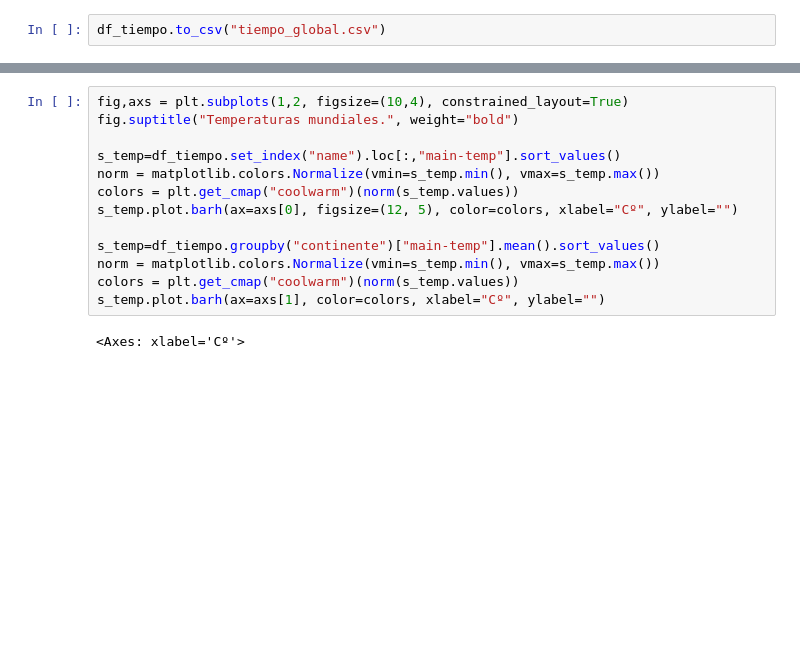
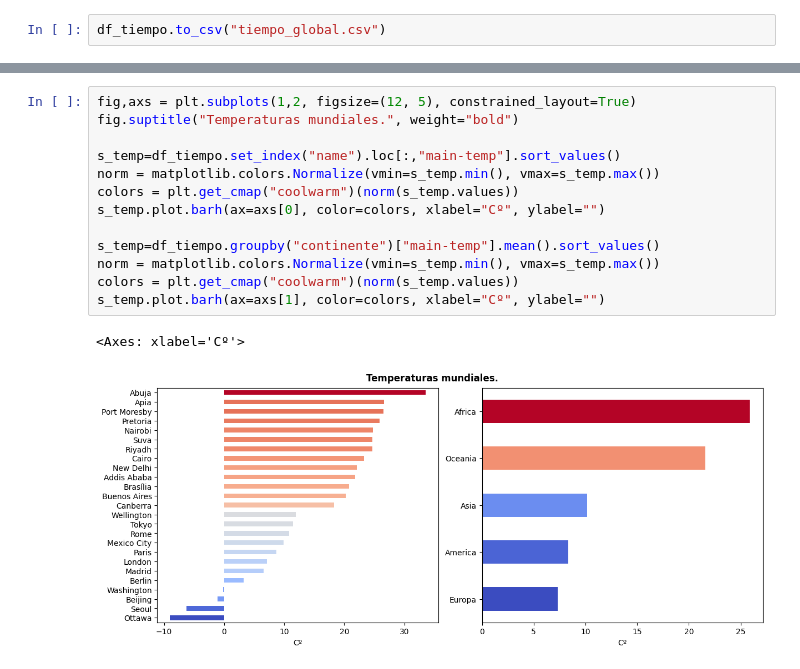
Before and after one commit to franpelirrojo/weather-data-analysis, a Jupyter notebook: weather-data.ipynb, the cells around one changed output, grey strips where cells are left out. Saved outputs shown, nothing was run; the diff lists cells and outputs as text; blank space fills up the shorter version.

```diff
--- a/weather-data.ipynb
+++ b/weather-data.ipynb
@@ -199,17 +213,18 @@ df_tiempo.loc[:,["main-humidity","lat"]].plot.scatter(ax=axs[1], x="main-humidit
 # %%
-fig,axs = plt.subplots(1,2, figsize=(10,4), constrained_layout=True)
+fig,axs = plt.subplots(1,2, figsize=(12, 5), constrained_layout=True)
 fig.suptitle("Temperaturas mundiales.", weight="bold")
 
 s_temp=df_tiempo.set_index("name").loc[:,"main-temp"].sort_values()
 norm = matplotlib.colors.Normalize(vmin=s_temp.min(), vmax=s_temp.max())
 colors = plt.get_cmap("coolwarm")(norm(s_temp.values))
-s_temp.plot.barh(ax=axs[0], figsize=(12, 5), color=colors, xlabel="Cº", ylabel="")
+s_temp.plot.barh(ax=axs[0], color=colors, xlabel="Cº", ylabel="")
 
 s_temp=df_tiempo.groupby("continente")["main-temp"].mean().sort_values()
 norm = matplotlib.colors.Normalize(vmin=s_temp.min(), vmax=s_temp.max())
 colors = plt.get_cmap("coolwarm")(norm(s_temp.values))
 s_temp.plot.barh(ax=axs[1], color=colors, xlabel="Cº", ylabel="")
 # %% [output]
 <Axes: xlabel='Cº'>
+[figure, added]
 # %% [markdown]
 ### Summary
```
Also changed, not shown: parts of 18 cells of this notebook, 2 other files.
